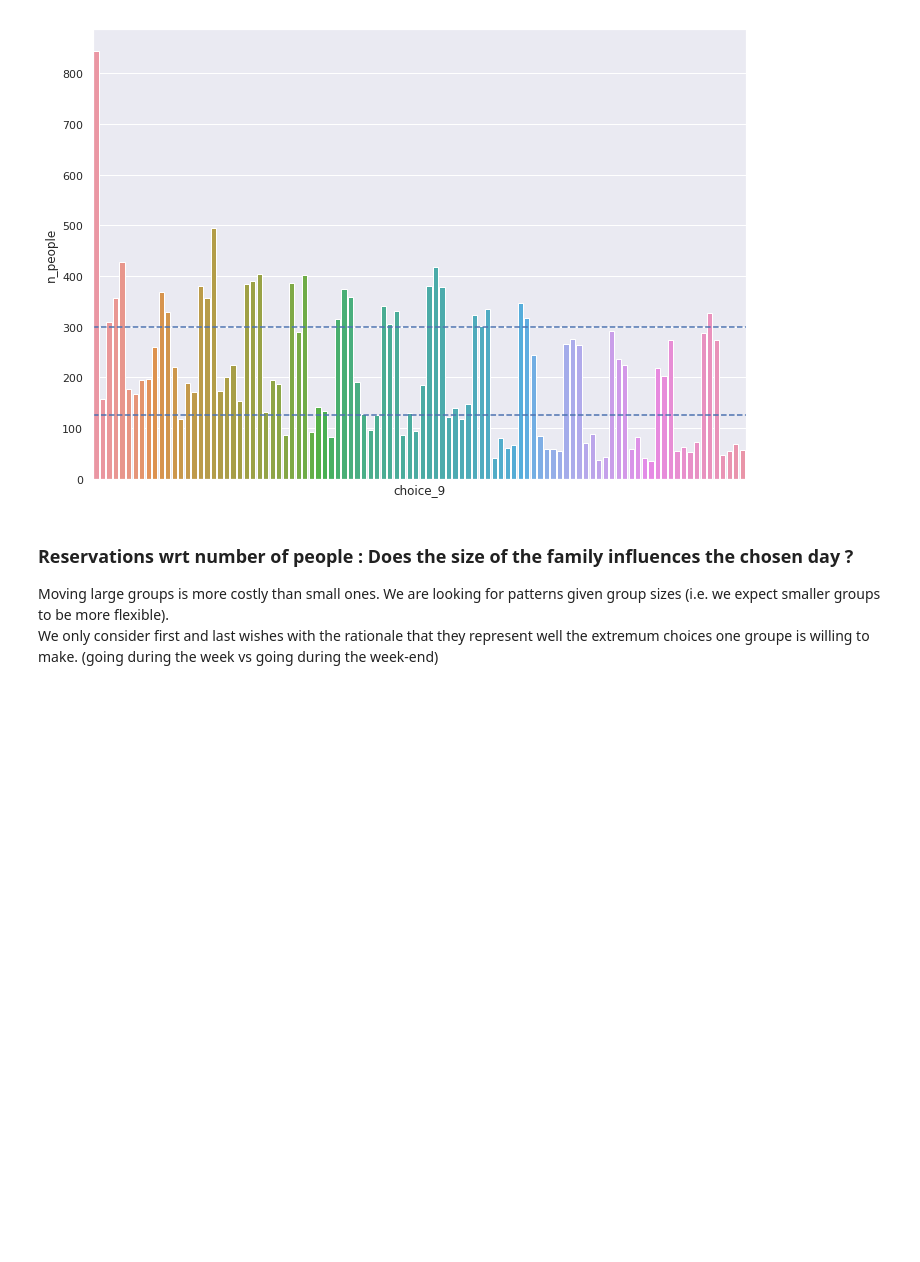
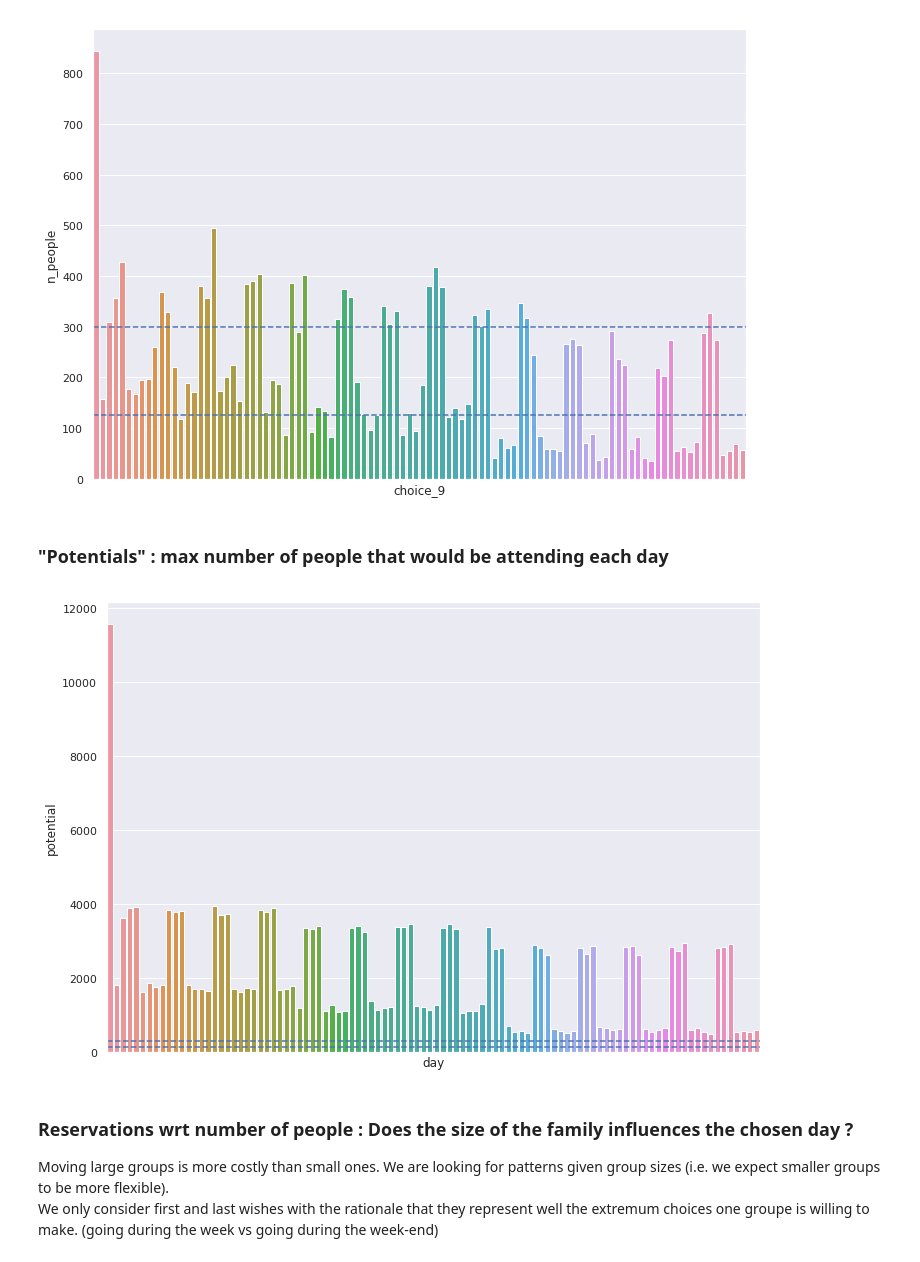
Before and after one commit to remit0/workshop, a Jupyter notebook: notebooks/EDA - v1.ipynb, the cells around one changed output. Cells and saved outputs as stored; diff of their text form; code cells hidden in the pictures; blank space fills up the shorter version.

```diff
--- a/notebooks/EDA - v1.ipynb
+++ b/notebooks/EDA - v1.ipynb
@@ -140,6 +140,24 @@ ax.axhline(125, ls='--')
 ax.get_xaxis().set_ticks([]);
 # %% [output]
 [figure]
+# %% [markdown]
+### "Potentials" : max number of people that would be attending each day
+# %%
+choices = data.drop("n_people", axis=1)
+group_sizes = data["n_people"]
+
+potentials = pd.Series(0, index=range(1, 101))
+
+for idx, fam_choices in choices.iterrows():
+    potentials.loc[fam_choices] += group_sizes.loc[idx]
+
+plot_data = potentials.reset_index().rename({"index": "day", 0: "potential"}, axis=1)
+ax = sns.barplot(data=plot_data, x="day", y="potential")
+ax.axhline(300, ls='--')
+ax.axhline(125, ls='--')
+ax.get_xaxis().set_ticks([]);
+# %% [output]
+[figure, added]
 # %% [markdown]
 ### Reservations wrt number of people : Does the size of the family influences the chosen day ?
 Moving large groups is more costly than small ones. We are looking for patterns given group sizes (i.e. we expect smaller groups to be more flexible).
```
Also changed, not shown: 1 other file.
